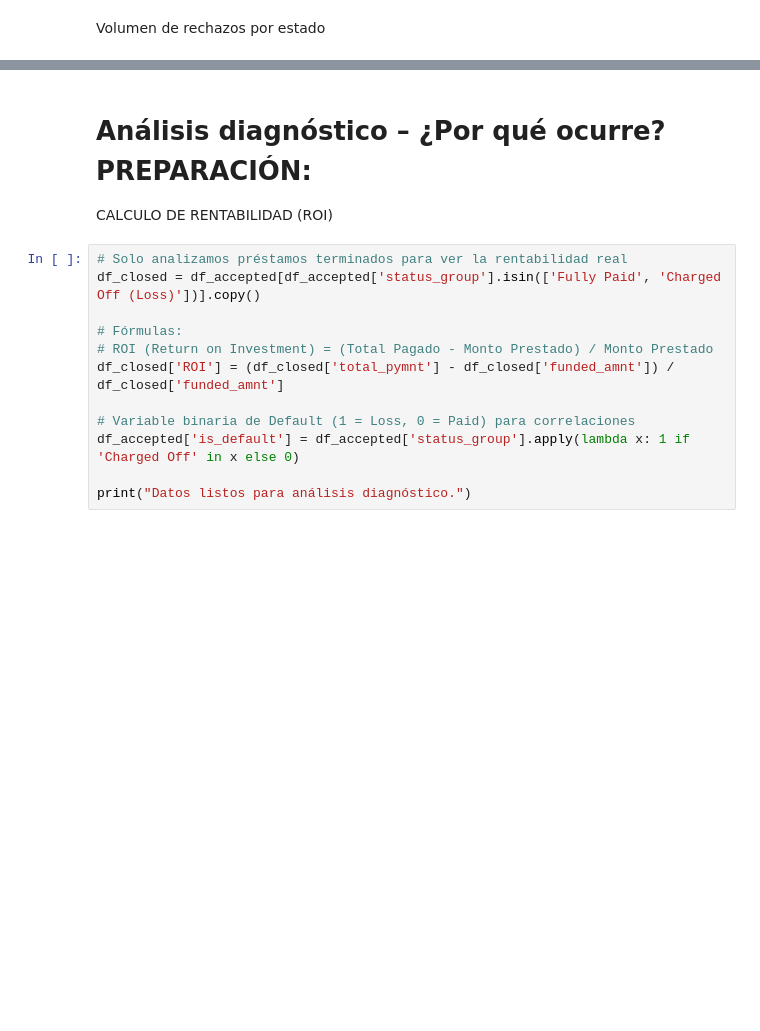
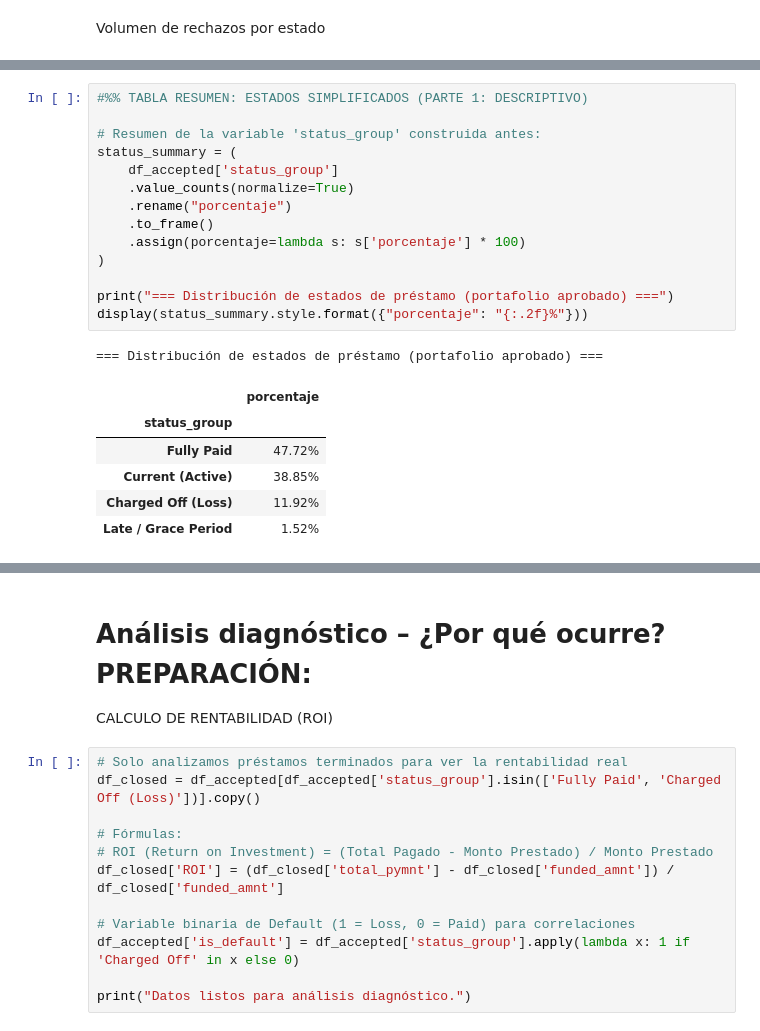
Before and after one commit to arturotowers/Proyecto_Lab_Indicadores, a Jupyter notebook: Notebook/Proyecto_LendingClub.ipynb, the cells around one changed output, grey strips where cells are left out. Cells and saved outputs as stored; diff of their text form; blank space fills up the shorter version.

Commit message:
Agrego insights descriptivos y diagnósticos

```diff
--- a/Notebook/Proyecto_LendingClub.ipynb
+++ b/Notebook/Proyecto_LendingClub.ipynb
@@ -595,0 +679,22 @@ Passing `palette` without assigning `hue` is deprecated and will be removed in v
+# %%
+#%% TABLA RESUMEN: ESTADOS SIMPLIFICADOS (PARTE 1: DESCRIPTIVO)
+
+# Resumen de la variable 'status_group' construida antes:
+status_summary = (
+    df_accepted['status_group']
+    .value_counts(normalize=True)
+    .rename("porcentaje")
+    .to_frame()
+    .assign(porcentaje=lambda s: s['porcentaje'] * 100)
+)
+
+print("=== Distribución de estados de préstamo (portafolio aprobado) ===")
+display(status_summary.style.format({"porcentaje": "{:.2f}%"}))
+# %% [output]
+=== Distribución de estados de préstamo (portafolio aprobado) ===
+|  | porcentaje |
+| status_group |  |
+| Fully Paid | 47.72% |
+| Current (Active) | 38.85% |
+| Charged Off (Loss) | 11.92% |
+| Late / Grace Period | 1.52% |
```
Also changed, not shown: parts of 17 cells of this notebook.
